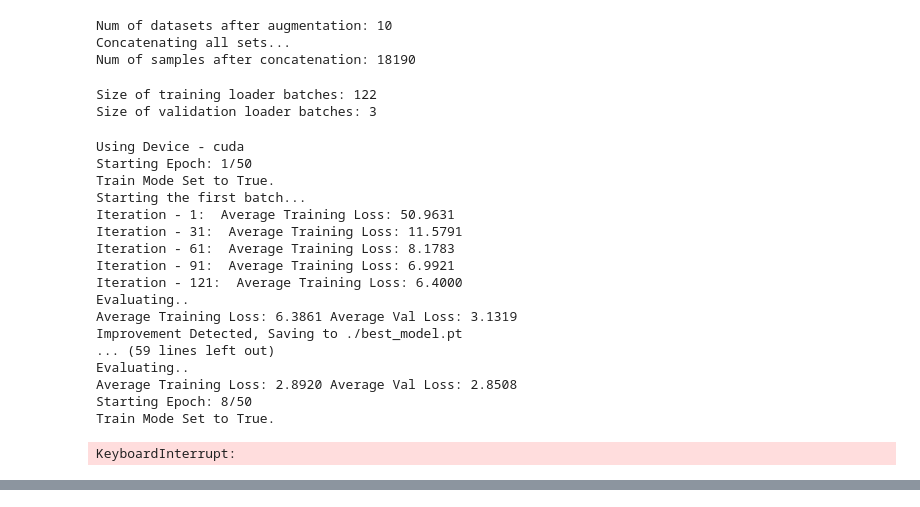
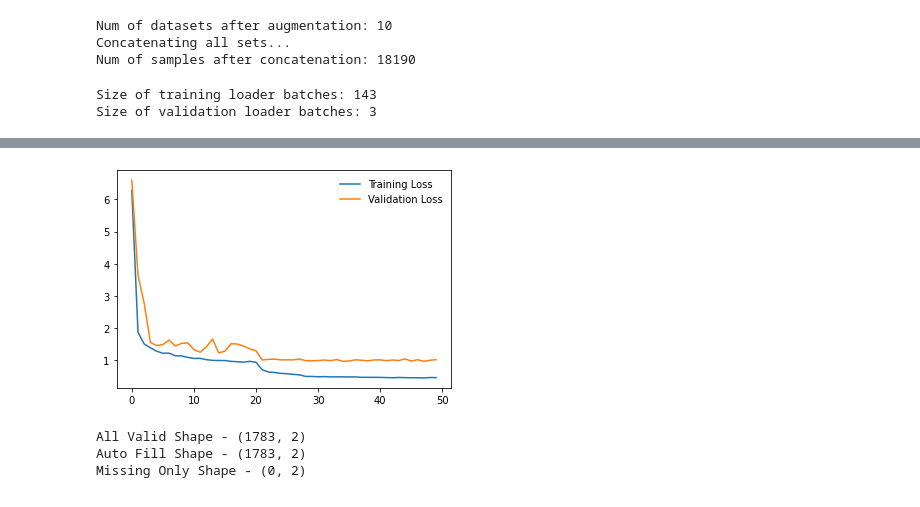
Before and after one commit to WayGold/FacialKeypointDetection, a Jupyter notebook: FacialKeypointsDetection.ipynb, the cells around one changed output, grey strips where cells are left out. Cells and saved outputs as stored; diff of their text form; code cells hidden in the pictures.

```diff
--- a/FacialKeypointsDetection.ipynb
+++ b/FacialKeypointsDetection.ipynb
@@ -112,12 +102,12 @@ Num of samples after concatenation: 18190
 train_sampler = SubsetRandomSampler(range(len(train_datasets)))
 val_sampler = SubsetRandomSampler(range(len(val_dataset)))
 
-train_loader = torch.utils.data.DataLoader(train_datasets, batch_size=150, sampler=train_sampler, num_workers=4)
-val_loader = torch.utils.data.DataLoader(val_dataset, batch_size=150, sampler=val_sampler, num_workers=4)
+train_loader = torch.utils.data.DataLoader(train_datasets, batch_size=128, sampler=train_sampler, num_workers=2, pin_memory=True)
+val_loader = torch.utils.data.DataLoader(val_dataset, batch_size=128, sampler=val_sampler, num_workers=2, pin_memory=True)
 
 print('Size of training loader batches: {}\nSize of validation loader batches: {}'.format(len(train_loader), len(val_loader)))
 # %% [output]
-Size of training loader batches: 122
+Size of training loader batches: 143
 Size of validation loader batches: 3
 # %%
 # Nets
@@ -132,21 +117,21 @@ scheduler = optim.lr_scheduler.ReduceLROnPlateau(optimizer, 'min', verbose=True,
-# %%
-train.train_model(resnet47_model, optimizer, train_loader, val_loader, scheduler=scheduler, loss_fn=train.RMSELoss, to_mask=True, epochs=50)
-# %% [output]
-Using Device - cuda
-Starting Epoch: 1/50
-Train Mode Set to True.
-Starting the first batch...
-Iteration - 1:  Average Training Loss: 50.9631
-Iteration - 31:  Average Training Loss: 11.5791
-Iteration - 61:  Average Training Loss: 8.1783
-Iteration - 91:  Average Training Loss: 6.9921
-Iteration - 121:  Average Training Loss: 6.4000
-Evaluating..
-Average Training Loss: 6.3861 Average Val Loss: 3.1319
-Improvement Detected, Saving to ./best_model.pt
-... (59 lines left out)
-Evaluating..
-Average Training Loss: 2.8920 Average Val Loss: 2.8508
-Starting Epoch: 8/50
-Train Mode Set to True.
-KeyboardInterrupt:
+# %%
+# Optimizer and scheduler Inits
+lr = 1e-3
+
+import torch.nn as nn
+from torchvision import models
+
+fc_model = model.FullyConnectedNet()
+resnet32_model = model.resnet32()
+resnet47_model = model.resnet47()
+resnet50 = models.resnet50(num_classes=30)
+
+resnet50.inplanes = 96
+resnet50.conv1 = nn.Conv2d(1, 64, kernel_size=7, stride=2, padding=3, bias=False)
+
+use_model = resnet50
+
+optimizer = optim.Adam(use_model.parameters(), lr=lr, weight_decay=5e-4)
+scheduler = optim.lr_scheduler.ReduceLROnPlateau(optimizer, 'min', verbose=True, patience=5)
+train.train_model(use_model, optimizer, train_loader, val_loader, scheduler=scheduler, loss_fn=train.RMSELoss, to_mask=False, epochs=50)
+# %% [output]
@@ -152,0 +155,12 @@ KeyboardInterrupt:
+[figure, added]
+# %%
+test_csv = cl.load_csv(TEST_CSV_PATH)
+csv_allValid, csv_autoFill, csv_missingOnly = cl.clean_csv(test_csv)
+
+test_dataset = dl.FacialKptsDataSet(csv_allValid)
+test_sampler =  SubsetRandomSampler(range(len(test_dataset)))
+test_loader = torch.utils.data.DataLoader(test_dataset, batch_size=8, sampler=test_sampler)
+# %% [output]
+All Valid Shape - (1783, 2)
+Auto Fill Shape - (1783, 2)
+Missing Only Shape - (0, 2)
```
Also changed, not shown: parts of 14 cells of this notebook, 3 other files.
